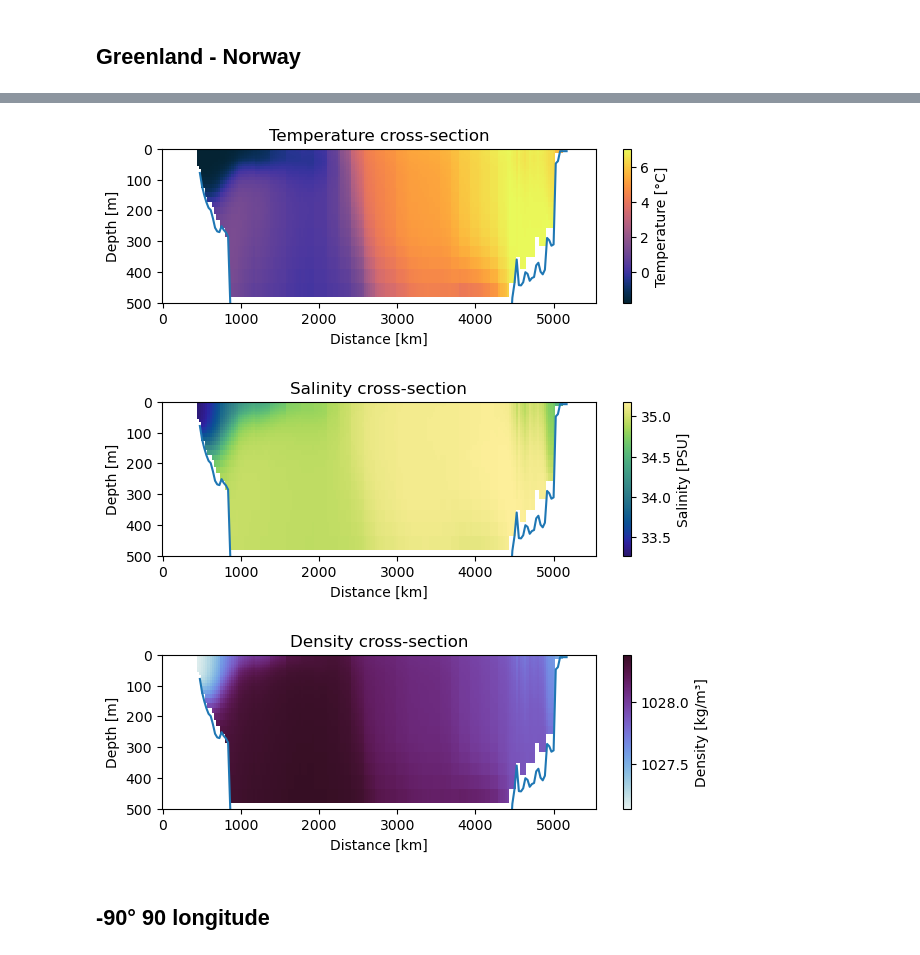
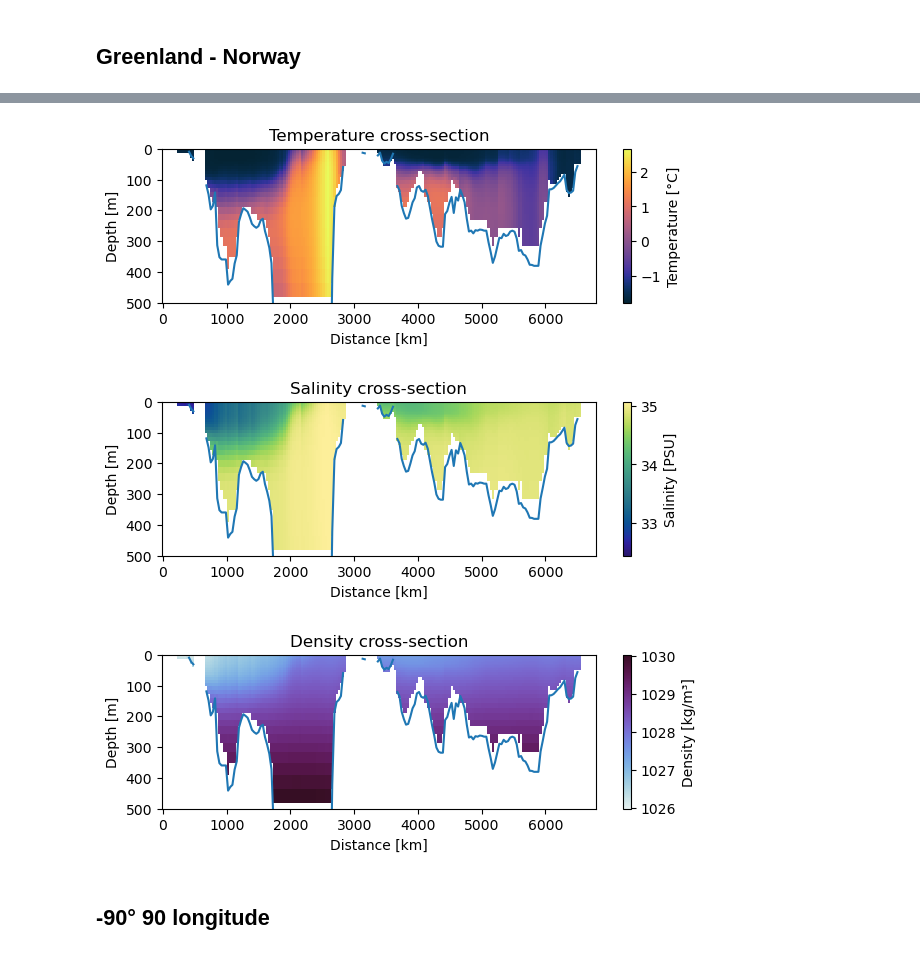
Before and after one commit to juliencollard2001/PHO_Arctic, a Jupyter notebook: climatologies_cross_sections.ipynb, the cells around one changed output, grey strips where cells are left out. Drawn from its saved outputs; the diff is of its cells as text; code cells hidden in the pictures.

```diff
--- a/climatologies_cross_sections.ipynb
+++ b/climatologies_cross_sections.ipynb
@@ -36,8 +36,8 @@ Data variables:
 # %% [markdown]
 ## Greenland - Norway
 # %%
-lat1, lon1 = (74, -25)
-lat2, lon2 = (65, 14)
+lat1, lon1 = (76, -25)
+lat2, lon2 = (75, 60)
 
 cs_ds = cross_section(ds, lon1, lat1, lon2, lat2, 200)
 cs_ds
@@ -74,37 +74,37 @@ ax.set_ylabel('Depth [m]')
 ax.set_ylim(0,500)
 ax.invert_yaxis()
 ax.set_title('Temperature cross-section')
 plt.show()
 
 # Salinity
 fig, ax = plt.subplots(1,1,figsize=(7,2))
 pc = ax.pcolormesh(ds_plot.dist, ds_plot.depth, ds_plot['S'].values.T, cmap=cmo.haline)
 ax.plot(ds_plot.dist, ds_plot['deptho'])
 plt.colorbar(pc, ax=ax, label='Salinity [PSU]')
 ax.set_xlabel('Distance [km]')
 ax.set_ylabel('Depth [m]')
 ax.set_ylim(0,500)
 ax.invert_yaxis()
 ax.set_title('Salinity cross-section')
 plt.show()
 
 
 # Density
-ds_plot['rho'] = xr.apply_ufunc(gsw.rho_t_exact, ds_plot['S'], ds_plot['T'], 100, dask='parallelized', output_dtypes=[float])
+ds_plot['rho'] = xr.apply_ufunc(gsw.rho_t_exact, ds_plot['S'], ds_plot['T'], ds_plot.depth, dask='parallelized', output_dtypes=[float])
 fig, ax = plt.subplots(1,1,figsize=(7,2))
 pc = ax.pcolormesh(ds_plot.dist, ds_plot.depth, ds_plot['rho'].values.T, cmap=cmo.dense)
 ax.plot(ds_plot.dist, ds_plot['deptho'])
 plt.colorbar(pc, ax=ax, label='Density [kg/m³]')
 ax.set_xlabel('Distance [km]')
 ax.set_ylabel('Depth [m]')
 ax.set_ylim(0,500)
 ax.invert_yaxis()
 ax.set_title('Density cross-section')
 plt.show()
 # %% [output]
-[figure, old version]
+[figure, new version]
-[figure, old version]
+[figure, new version]
-[figure, old version]
+[figure, new version]
 # %% [markdown]
 ## -90° 90 longitude
 # %%
```
Also changed, not shown: parts of 2 cells of this notebook, 1 other file.
